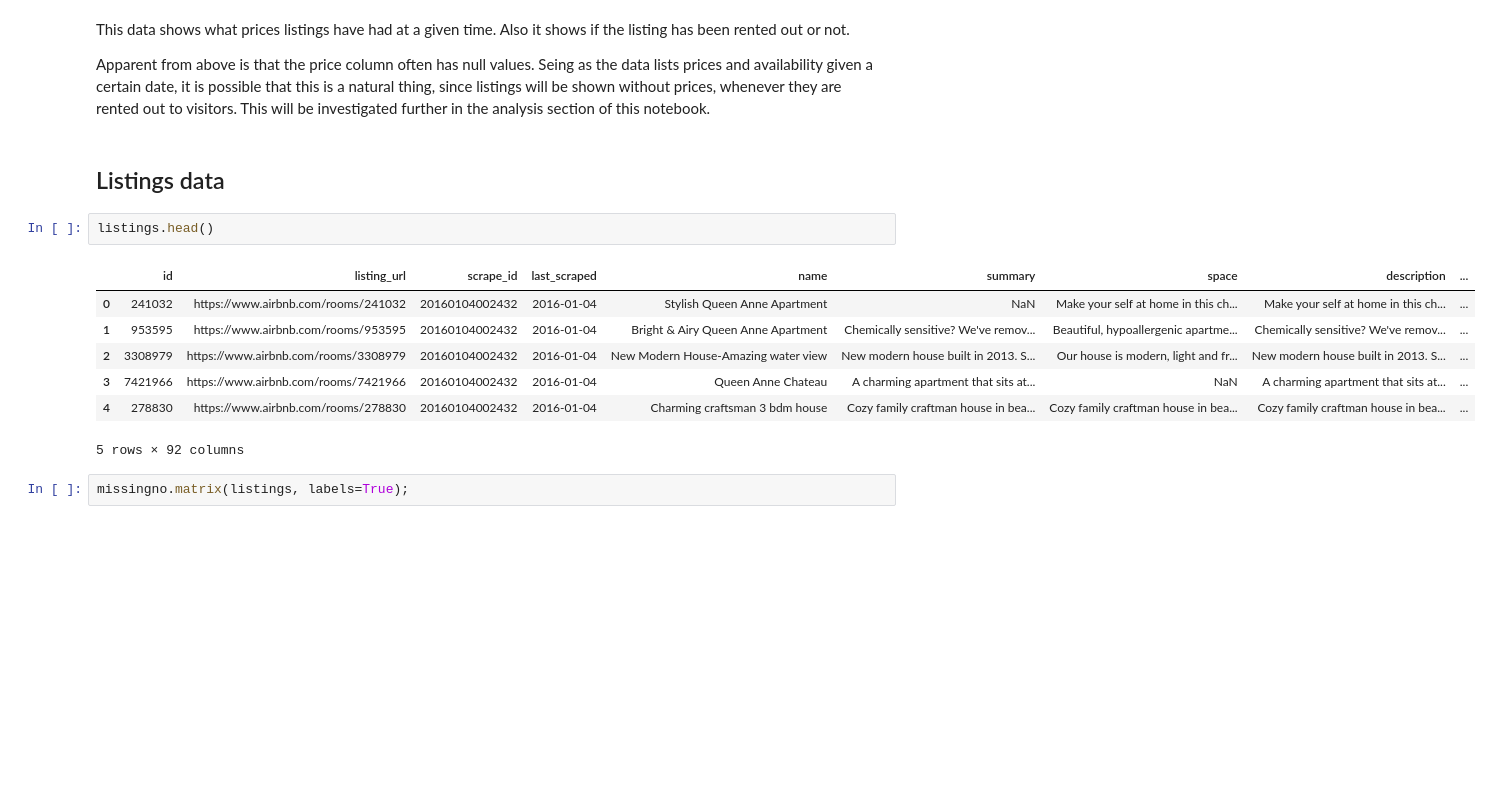
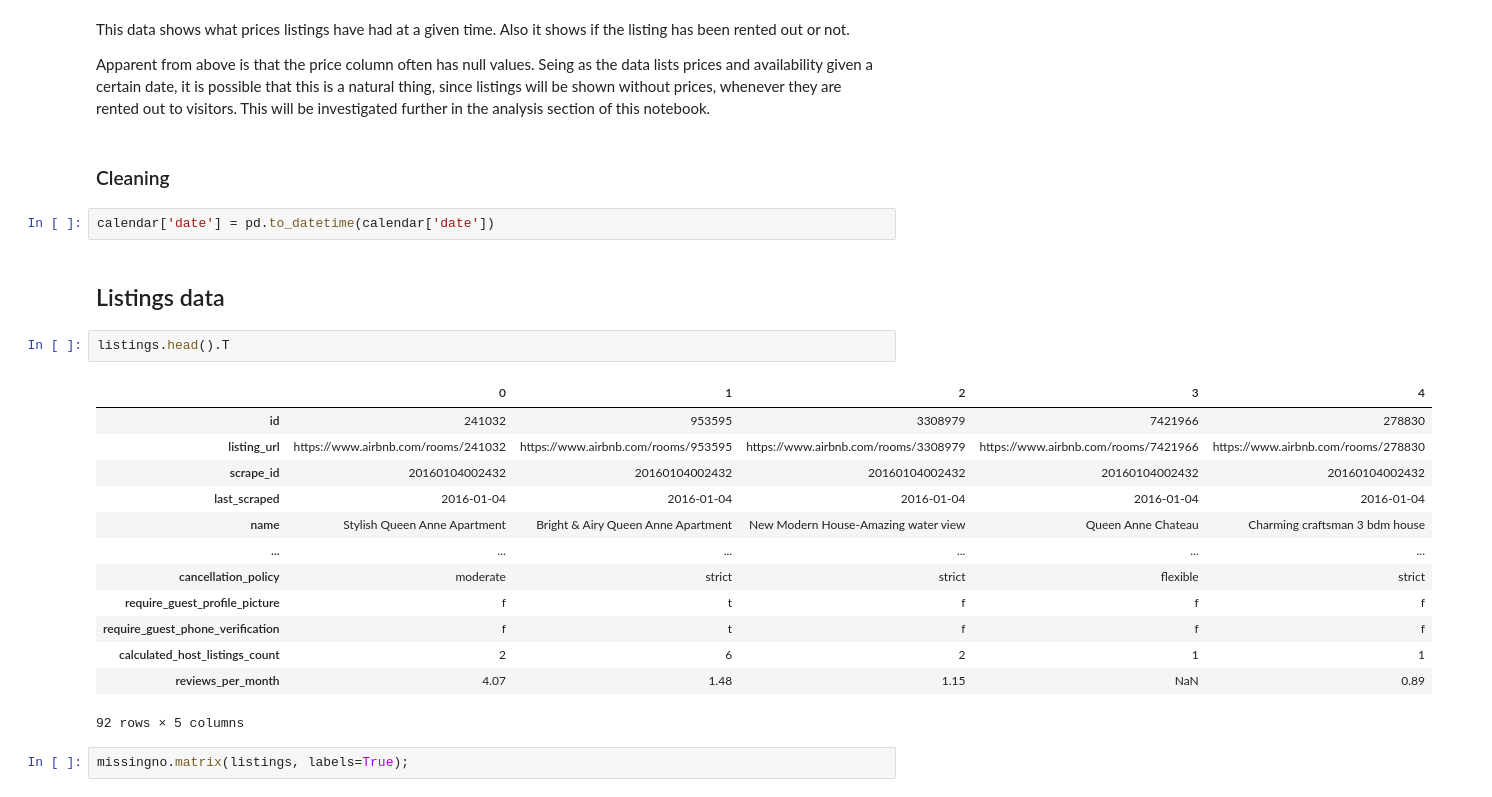
Before and after one commit to jiekebo/udacity_data_science_blog_post, a Jupyter notebook: notebook/Seattle Airbnb Data Analysis.ipynb, the cells around one changed output. Drawn from its saved outputs; the diff is of its cells as text; blank space fills up the shorter version.

```diff
--- a/notebook/Seattle Airbnb Data Analysis.ipynb
+++ b/notebook/Seattle Airbnb Data Analysis.ipynb
@@ -46,18 +48,28 @@ missingno.matrix(calendar);
 This data shows what prices listings have had at a given time. Also it shows if the listing has been rented out or not.
 
 Apparent from above is that the price column often has null values. Seing as the data lists prices and availability given a certain date, it is possible that this is a natural thing, since listings will be shown without prices, whenever they are rented out to visitors. This will be investigated further in the analysis section of this notebook.
+# %% [markdown]
+### Cleaning
+# %%
+calendar['date'] = pd.to_datetime(calendar['date'])
 # %% [markdown]
 ## Listings data
 # %%
-listings.head()
+listings.head().T
 # %% [output]
-|  | id | listing_url | scrape_id | last_scraped | name | summary | space | description | ... |
-| 0 | 241032 | https://www.airbnb.com/rooms/241032 | 20160104002432 | 2016-01-04 | Stylish Queen Anne Apartment | NaN | Make your self at home in this ch... | Make your self at home in this ch... | ... |
-| 1 | 953595 | https://www.airbnb.com/rooms/953595 | 20160104002432 | 2016-01-04 | Bright & Airy Queen Anne Apartment | Chemically sensitive? We've remov... | Beautiful, hypoallergenic apartme... | Chemically sensitive? We've remov... | ... |
-| 2 | 3308979 | https://www.airbnb.com/rooms/3308979 | 20160104002432 | 2016-01-04 | New Modern House-Amazing water view | New modern house built in 2013. S... | Our house is modern, light and fr... | New modern house built in 2013. S... | ... |
-| 3 | 7421966 | https://www.airbnb.com/rooms/7421966 | 20160104002432 | 2016-01-04 | Queen Anne Chateau | A charming apartment that sits at... | NaN | A charming apartment that sits at... | ... |
-| 4 | 278830 | https://www.airbnb.com/rooms/278830 | 20160104002432 | 2016-01-04 | Charming craftsman 3 bdm house | Cozy family craftman house in bea... | Cozy family craftman house in bea... | Cozy family craftman house in bea... | ... |
+|  | 0 | 1 | 2 | 3 | 4 |
+| id | 241032 | 953595 | 3308979 | 7421966 | 278830 |
+| listing_url | https://www.airbnb.com/rooms/241032 | https://www.airbnb.com/rooms/953595 | https://www.airbnb.com/rooms/3308979 | https://www.airbnb.com/rooms/7421966 | https://www.airbnb.com/rooms/278830 |
+| scrape_id | 20160104002432 | 20160104002432 | 20160104002432 | 20160104002432 | 20160104002432 |
+| last_scraped | 2016-01-04 | 2016-01-04 | 2016-01-04 | 2016-01-04 | 2016-01-04 |
+| name | Stylish Queen Anne Apartment | Bright & Airy Queen Anne Apartment | New Modern House-Amazing water view | Queen Anne Chateau | Charming craftsman 3 bdm house |
+| ... | ... | ... | ... | ... | ... |
+| cancellation_policy | moderate | strict | strict | flexible | strict |
+| require_guest_profile_picture | f | t | f | f | f |
+| require_guest_phone_verification | f | t | f | f | f |
+| calculated_host_listings_count | 2 | 6 | 2 | 1 | 1 |
+| reviews_per_month | 4.07 | 1.48 | 1.15 | NaN | 0.89 |
-5 rows × 92 columns
+92 rows × 5 columns
 # %%
 missingno.matrix(listings, labels=True);
 # %% [output]
```
Also changed, not shown: parts of 4 cells of this notebook.
